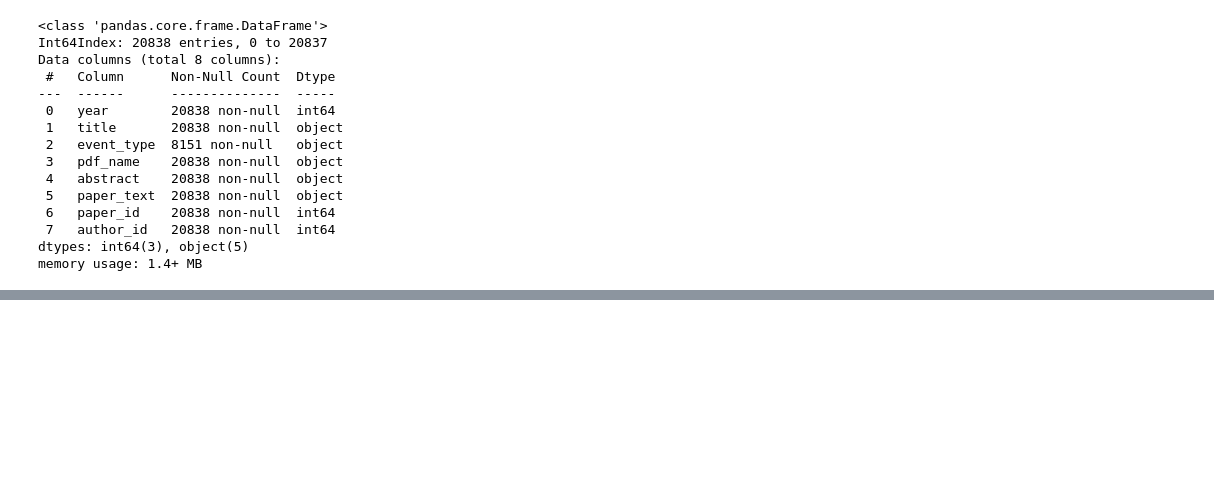
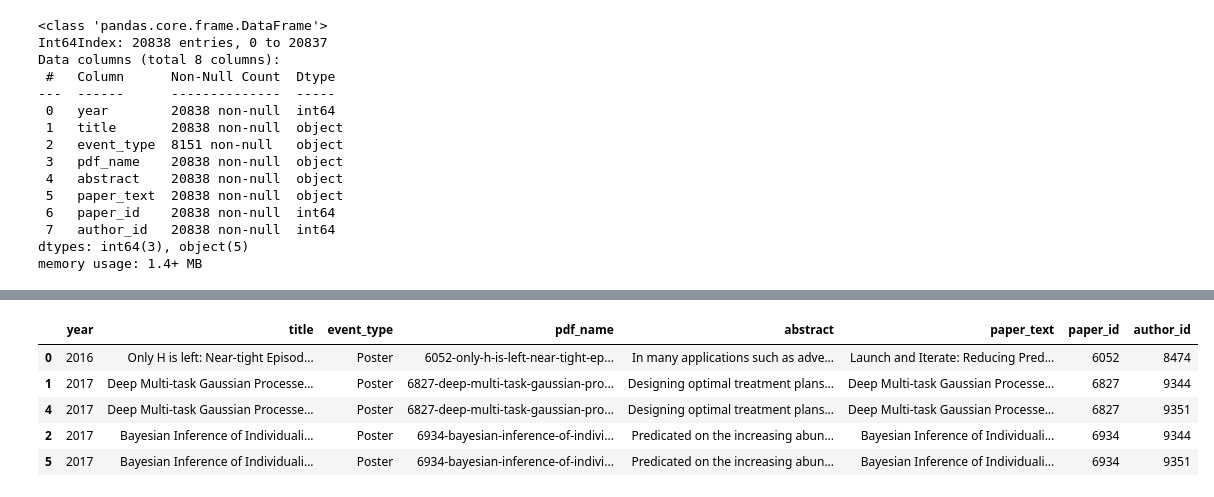
Before and after one commit to wwhite5/Springboard-Capstone-1-NLP, a Jupyter notebook: Notebooks/Data_Wrangling.ipynb, the cells around one changed output, grey strips where cells are left out. Cells and saved outputs as stored; diff of their text form; code cells hidden in the pictures; blank space fills up the shorter version.

Commit message:
fixed missing docs

```diff
--- a/Notebooks/Data_Wrangling.ipynb
+++ b/Notebooks/Data_Wrangling.ipynb
@@ -304,3 +304,8 @@ Data columns (total 8 columns):
  7   author_id   20838 non-null  int64
 dtypes: int64(3), object(5)
 memory usage: 1.4+ MB
+# %%
+outer_join = papers.merge(papers_and_authors, on='pdf_name', how='left', indicator=True)
+df_loc = outer_join.loc[outer_join['_merge']=='left_only', 'pdf_name']
+missing_papers = papers[papers['pdf_name'].isin(df_loc)]
+missing_papers
@@ -306,0 +338,5 @@ memory usage: 1.4+ MB
+# %%
+fixed_papers = pd.concat([missing_papers, missing_papers], ignore_index=True)
+fixed_papers.sort_values('id', inplace=True)
+fixed_papers.drop(3, inplace=True)
+fixed_papers
@@ -306,0 +350,12 @@ memory usage: 1.4+ MB
+# %%
+fixed_papers['paper_id'] = fixed_papers['id']
+fixed_papers.drop('id', axis=1, inplace=True)
+fixed_papers['author_id'] = [8474, 9344, 9351, 9344, 9351]
+fixed_papers
+# %% [output]
+|  | year | title | event_type | pdf_name | abstract | paper_text | paper_id | author_id |
+| 0 | 2016 | Only H is left: Near-tight Episod... | Poster | 6052-only-h-is-left-near-tight-ep... | In many applications such as adve... | Launch and Iterate: Reducing Pred... | 6052 | 8474 |
+| 1 | 2017 | Deep Multi-task Gaussian Processe... | Poster | 6827-deep-multi-task-gaussian-pro... | Designing optimal treatment plans... | Deep Multi-task Gaussian Processe... | 6827 | 9344 |
+| 4 | 2017 | Deep Multi-task Gaussian Processe... | Poster | 6827-deep-multi-task-gaussian-pro... | Designing optimal treatment plans... | Deep Multi-task Gaussian Processe... | 6827 | 9351 |
+| 2 | 2017 | Bayesian Inference of Individuali... | Poster | 6934-bayesian-inference-of-indivi... | Predicated on the increasing abun... | Bayesian Inference of Individuali... | 6934 | 9344 |
+| 5 | 2017 | Bayesian Inference of Individuali... | Poster | 6934-bayesian-inference-of-indivi... | Predicated on the increasing abun... | Bayesian Inference of Individuali... | 6934 | 9351 |
```
Also changed, not shown: parts of 11 cells of this notebook, 1 other file.
